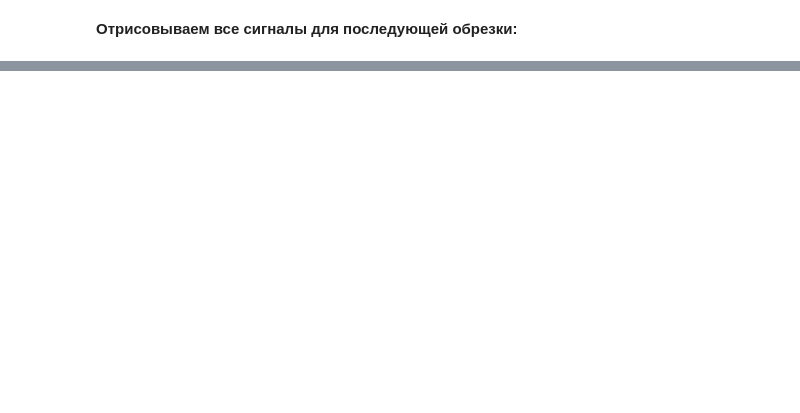
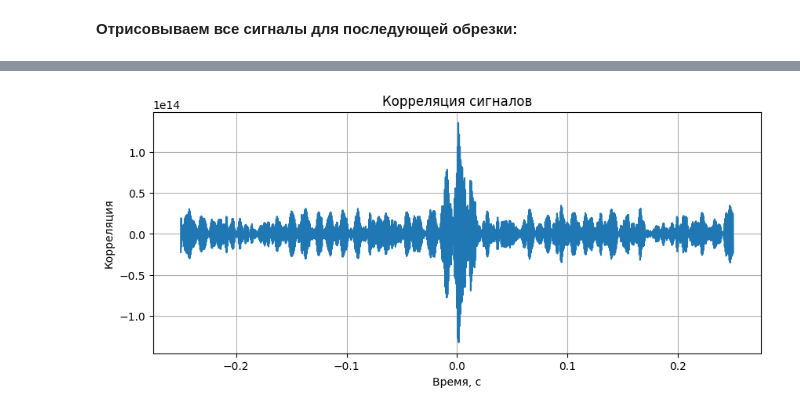
Before and after one commit to endeavoure/KLYAZMA_autumn, a Jupyter notebook: initial_plots.ipynb, the cells around one changed output, grey strips where cells are left out. Saved outputs shown, nothing was run; the diff lists cells and outputs as text; code cells hidden in the pictures; blank space fills up the shorter version.

```diff
--- a/initial_plots.ipynb
+++ b/initial_plots.ipynb
@@ -71,0 +46,12 @@ for i in range(len(df['sample_rate'])):
+# %%
+corr, lags = corr_f(df_cut['data'][0], df_cut['data'][1], sample_rate=44100, filter_freq=200, do_filter=False)
+# %%
+plt.figure(figsize=(10, 4))
+plt.plot(lags, corr)
+plt.title('Корреляция сигналов')
+plt.xlabel('Время, c')
+plt.ylabel('Корреляция')
+plt.grid(True)
+plt.show()
+# %% [output]
+[figure, added]
```
Also changed, not shown: parts of 11 cells of this notebook, 2 other files.
